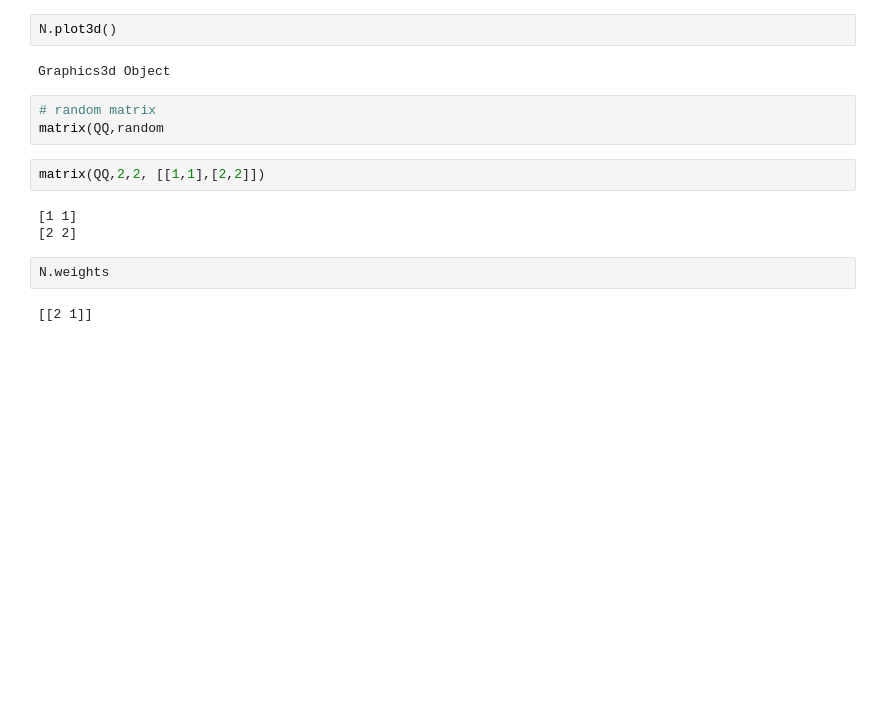
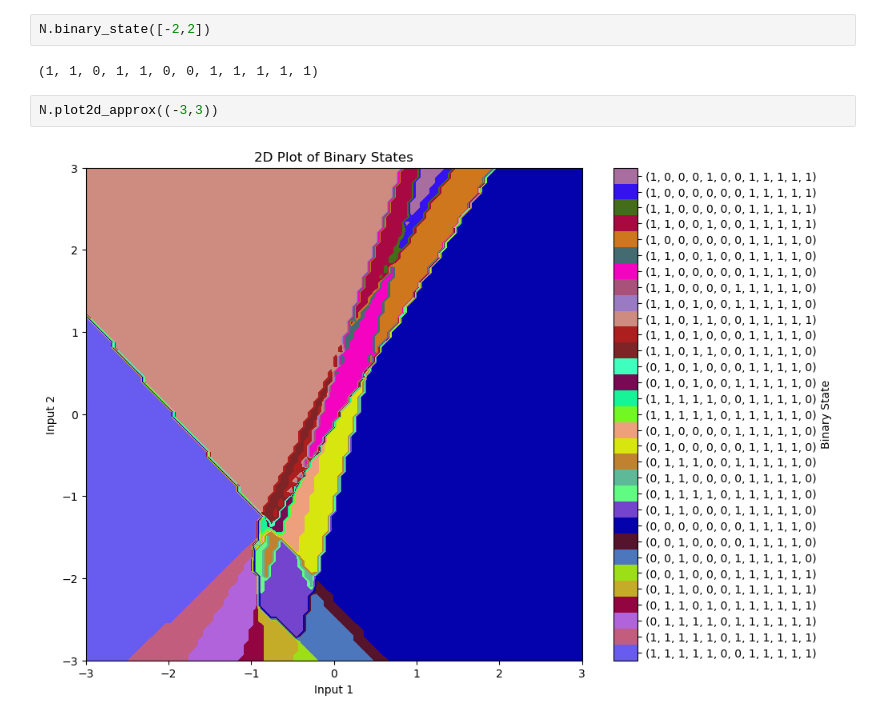
Before and after one commit to andrew-tawfeek/SageNN, a Jupyter notebook: Testing.ipynb, the cells around one changed output. Saved outputs shown, nothing was run; the diff lists cells and outputs as text; blank space fills up the shorter version.

Commit message:
Binary state work...
Should be split into hyperplane computation first, will do later

```diff
--- a/Testing.ipynb
+++ b/Testing.ipynb
@@ -12,16 +12,8 @@ N.forward([-2,2])
-# %%
-N.plot3d()
-# %% [output]
-Graphics3d Object
-# %%
-# random matrix
-matrix(QQ,random
-# %%
-matrix(QQ,2,2, [[1,1],[2,2]])
-# %% [output]
-[1 1]
-[2 2]
-# %%
-N.weights
-# %% [output]
-[[2 1]]
+# %%
+N.binary_state([-2,2])
+# %% [output]
+(1, 1, 0, 1, 1, 0, 0, 1, 1, 1, 1, 1)
+# %%
+N.plot2d_approx((-3,3))
+# %% [output]
+[figure, added]
```
Also changed, not shown: parts of 4 cells of this notebook, 1 other file.
